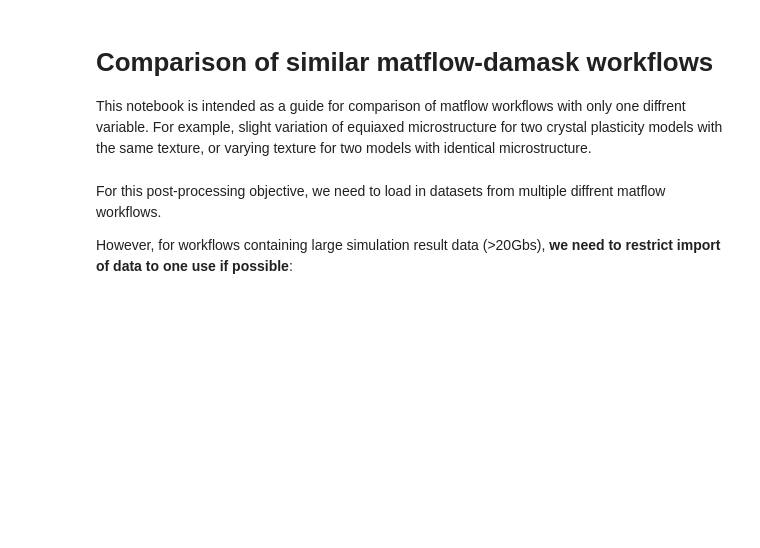
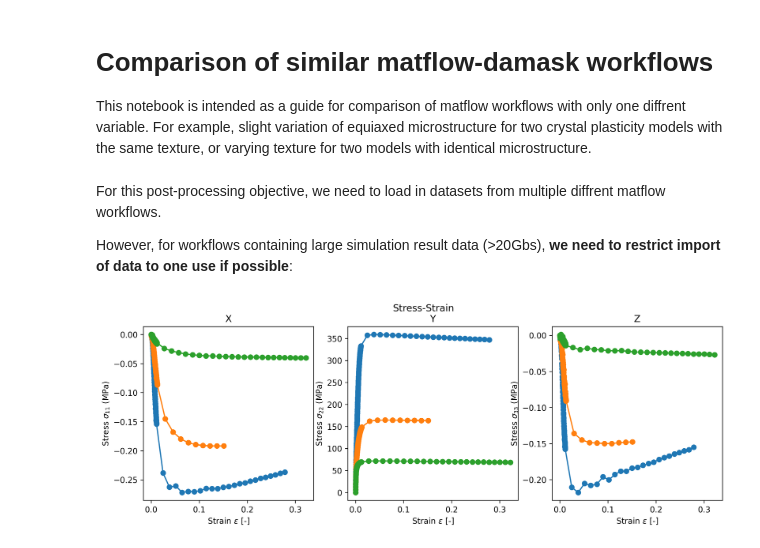
Before and after one commit to LightForm-group/Diffraction-postprocessing, a Jupyter notebook: comparison_of_workflows.ipynb, the cells around one changed output. Drawn from its saved outputs; the diff is of its cells as text; code cells hidden in the pictures; blank space fills up the shorter version.

Commit message:
Comparison of workflow stress-strains #9

```diff
--- a/comparison_of_workflows.ipynb
+++ b/comparison_of_workflows.ipynb
@@ -25,16 +25,33 @@ However, for workflows containing large simulation result data (>20Gbs), **we ne
 # define path to completed matflow workflow directories containing workflow.hdf5 files...
 workflow_dir_1 = "/mnt/iusers01/jf01/y15576gb/\
 postprocessing/\
-034_Ti64_TIFUN-T4_TD_910C_DeformY64x_1mms-1_Xprism_2023-03-14-113312/"
+028_Ti64_TIFUN-T4_TD_880C_DeformY64x_1mms-1_2023-04-04-102059/"
 
 workflow_dir_2 = "/mnt/iusers01/jf01/y15576gb/\
 postprocessing/\
-034_Ti64_TIFUN-T4_TD_910C_DeformY64x_1mms-1_Xprism_2023-03-14-113312/"
+034_Ti64_TIFUN-T4_TD_910C_DeformY64x_1mms-1_2023-03-14-113312/"
 
-# use load_workflow to import the result.hdf5 file into jupyter as a variable...
-workflow_1 = load_workflow(workflow_dir_1)
-workflow_2 = load_workflow(workflow_dir_2)
-
-# to work on the simulation results specifically, define the volume_element_response as a python dictionary...
-ve_response_1 = workflow_1.tasks.simulate_volume_element_loading.elements[0].outputs.volume_element_response
-ve_response_2 = workflow_2.tasks.simulate_volume_element_loading.elements[0].outputs.volume_element_response
+workflow_dir_3 = "/mnt/iusers01/jf01/y15576gb/\
+postprocessing/\
+011_Ti64_TIFUN-T4_TD_950C_DeformY64x_1mms-1_2023-04-03-141901/"
+workflow_dirs = [workflow_dir_1, workflow_dir_2, workflow_dir_3]
+# %%
+%matplotlib inline
+
+fig, axs = plt.subplots(1,3, figsize=(13, 4), dpi=300, facecolor='w')
+fig.suptitle('Stress-Strain')
+
+for i, axis in enumerate(["X", "Y", "Z"]): # loop over axes directions
+    for workflow_dir in workflow_dirs:
+        stress_strain = pickle.load(open(workflow_dir+'stress_strain.pkl', 'rb'))
+
+        stress = stress_strain[axis]['stress']
+        strain = stress_strain[axis]['strain']
+
+        axs[i].plot(strain, stress, linestyle='solid', marker='o')
+        axs[i].title.set_text(f"{axis}")
+        axs[i].set_facecolor("white")
+        axs[i].set_xlabel(f"Strain $\epsilon$ [-]")
+        axs[i].set_ylabel(f"Stress $\sigma_{{{str(i+1)}{str(i+1)}}}$ (MPa)")
+# %% [output]
+[figure, added]
```
